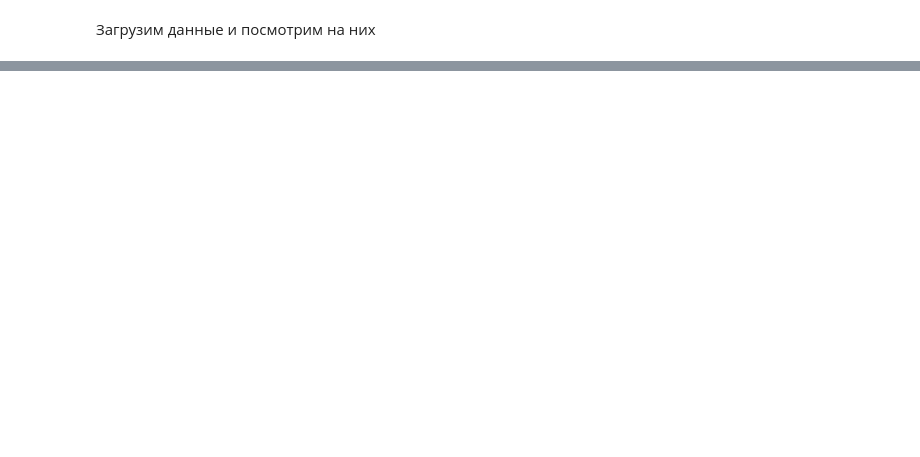
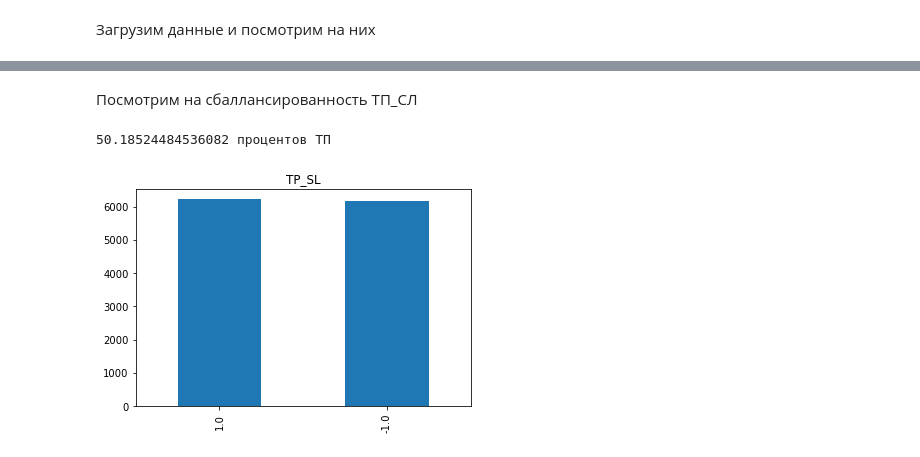
Before and after one commit to Alkor135/exchange, a Jupyter notebook: analize/Случайный_лес.ipynb, the cells around one changed output, grey strips where cells are left out. Saved outputs shown, nothing was run; the diff lists cells and outputs as text; code cells hidden in the pictures; blank space fills up the shorter version.

```diff
--- a/analize/Случайный_лес.ipynb
+++ b/analize/Случайный_лес.ipynb
@@ -60,0 +81,29 @@ df
+# %%
+def change_tp(cell, tp: int):
+    """ Преобразует значение ТП в зависимости от выбора ТП"""
+    if tp == 1:
+        if cell in [2, 3]:
+            return 1
+        else:
+            return cell
+    elif tp == 2:
+        if cell == 3:
+            return 2
+        elif cell == 1:
+            return -1
+        else:
+            return cell
+    elif tp == 3:
+        if cell in [1, 2]:
+            return -1
+        else:
+            return cell
+    else:
+        return cell
+
+
+TP = 1  # Выбираем ТП=СЛ
+# TP = 2  # Выбираем 2*ТП=СЛ
+# TP = 3  # Выбираем 3*ТП=СЛ
+df['<TP_SL>'] = df.apply(lambda x: change_tp(x['<TP_SL>'], TP), axis=1)  # Преобразование значений под выбранный ТП
+df
@@ -60,0 +154,11 @@ df
+# %% [markdown]
+Посмотрим на сбаллансированность ТП_СЛ
+# %%
+print(f"{df['<TP_SL>'][df['<TP_SL>']==1].count()/df['<TP_SL>'].count()*100} процентов ТП")
+# TP_SL тейк-профит и стоп-лосс
+df['<TP_SL>'].value_counts().plot(kind='bar')
+plt.title("TP_SL")
+plt.show()
+# %% [output]
+50.18524484536082 процентов ТП
+[figure, added]
```
Also changed, not shown: parts of 26 cells of this notebook, 7 other files.
